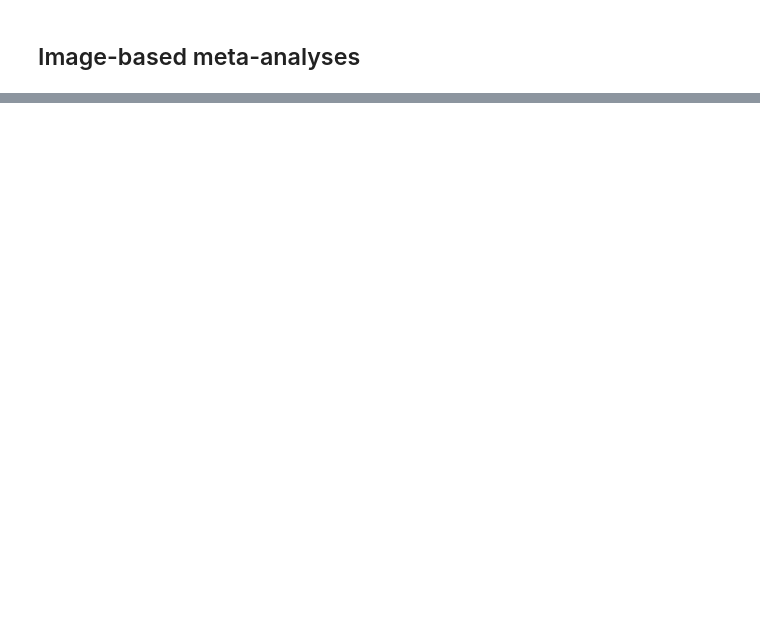
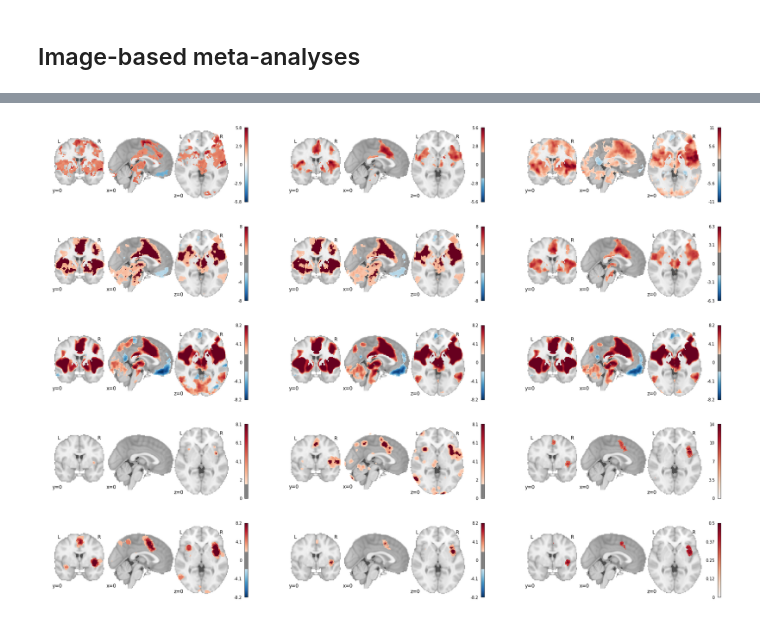
Before and after one commit to NBCLab/nimare-incf-2018, a Jupyter notebook: generate_figures.ipynb, the cells around one changed output, grey strips where cells are left out. Drawn from its saved outputs; the diff is of its cells as text; code cells hidden in the pictures; blank space fills up the shorter version.

```diff
--- a/generate_figures.ipynb
+++ b/generate_figures.ipynb
@@ -167,0 +175,57 @@ fig.savefig('figures/metas.png', dpi=400, bbox_inches='tight')
+# %%
+fig, axes = plt.subplots(nrows=5, ncols=3, figsize=(30, 22))
+plot_stat_map(mfx_glm,
+              cut_coords=cut_coords, draw_cross=False,
+              cmap='RdBu_r', axes=axes[0, 0])
+plot_stat_map(rfx_glm, threshold=thr,
+              cut_coords=cut_coords, draw_cross=False,
+              cmap='RdBu_r', axes=axes[0, 1])
+plot_stat_map(ffx_glm, threshold=thr,
+              cut_coords=cut_coords, draw_cross=False,
+              cmap='RdBu_r', axes=axes[0, 2])
+
+plot_stat_map(con_perm, threshold=thr,
+              cut_coords=cut_coords, draw_cross=False,
+              cmap='RdBu_r', axes=axes[1, 0])
+plot_stat_map(z_perm, threshold=thr,
+              cut_coords=cut_coords, draw_cross=False,
+              cmap='RdBu_r', axes=axes[1, 1])
+plot_stat_map(z_mfx, threshold=thr,
+              cut_coords=cut_coords, draw_cross=False,
+              cmap='RdBu_r', axes=axes[1, 2])
+
+plot_stat_map(fishers, threshold=thr,
+              cut_coords=cut_coords, draw_cross=False,
+              cmap='RdBu_r', axes=axes[2, 0])
+plot_stat_map(stouffers, threshold=thr,
+              cut_coords=cut_coords, draw_cross=False,
+              cmap='RdBu_r', axes=axes[2, 1])
+plot_stat_map(weighted_stouffers, threshold=thr,
+              cut_coords=cut_coords, draw_cross=False,
+              cmap='RdBu_r', axes=axes[2, 2])
+
+
+plot_stat_map(ale, threshold=thr2,
+              cut_coords=cut_coords, draw_cross=False,
+              cmap='RdBu_r', axes=axes[3, 0])
+plot_stat_map(scale, threshold=thr2,
+              cut_coords=cut_coords, draw_cross=False,
+              cmap='RdBu_r', axes=axes[3, 1])
+plot_stat_map(kda,
+              cut_coords=cut_coords, draw_cross=False,
+              cmap='RdBu_r', axes=axes[3, 2])
+
+plot_stat_map(mkda_chi2_fdr, threshold=thr,
+              cut_coords=cut_coords, draw_cross=False,
+              cmap='RdBu_r', axes=axes[4, 0])
+plot_stat_map(mkda_chi2_fwe, threshold=thr,
+              cut_coords=cut_coords, draw_cross=False,
+              cmap='RdBu_r', axes=axes[4, 1])
+plot_stat_map(mkda_density,
+              cut_coords=cut_coords, draw_cross=False,
+              cmap='RdBu_r', axes=axes[4, 2])
+
+#fig.suptitle('Meta-analyses', fontsize=40, y=0.925)
+fig.savefig('figures/metas_unlabeled.png', dpi=400, bbox_inches='tight')
+# %% [output]
+[figure, added]
```
Also changed, not shown: parts of 4 cells of this notebook, 7 other files.
